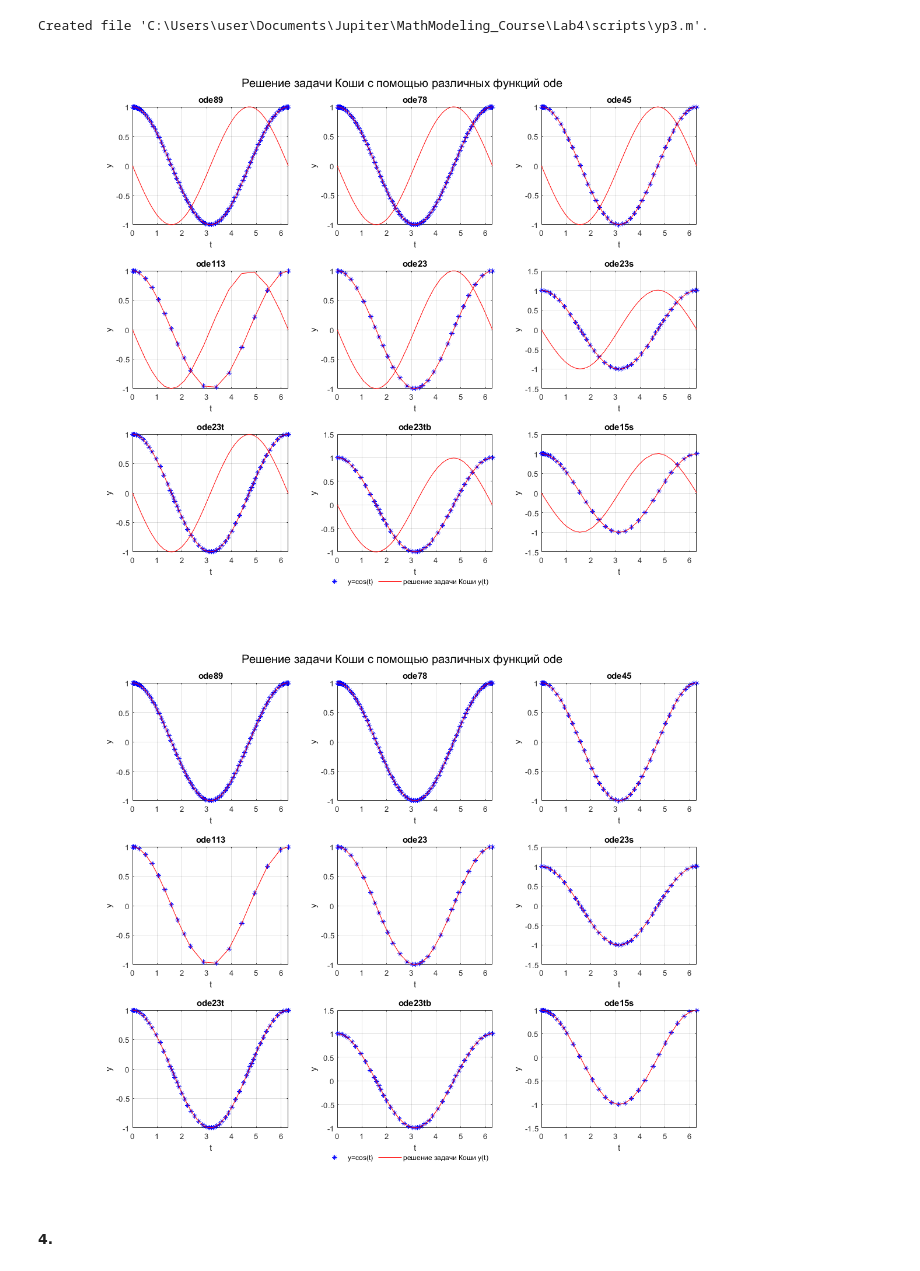
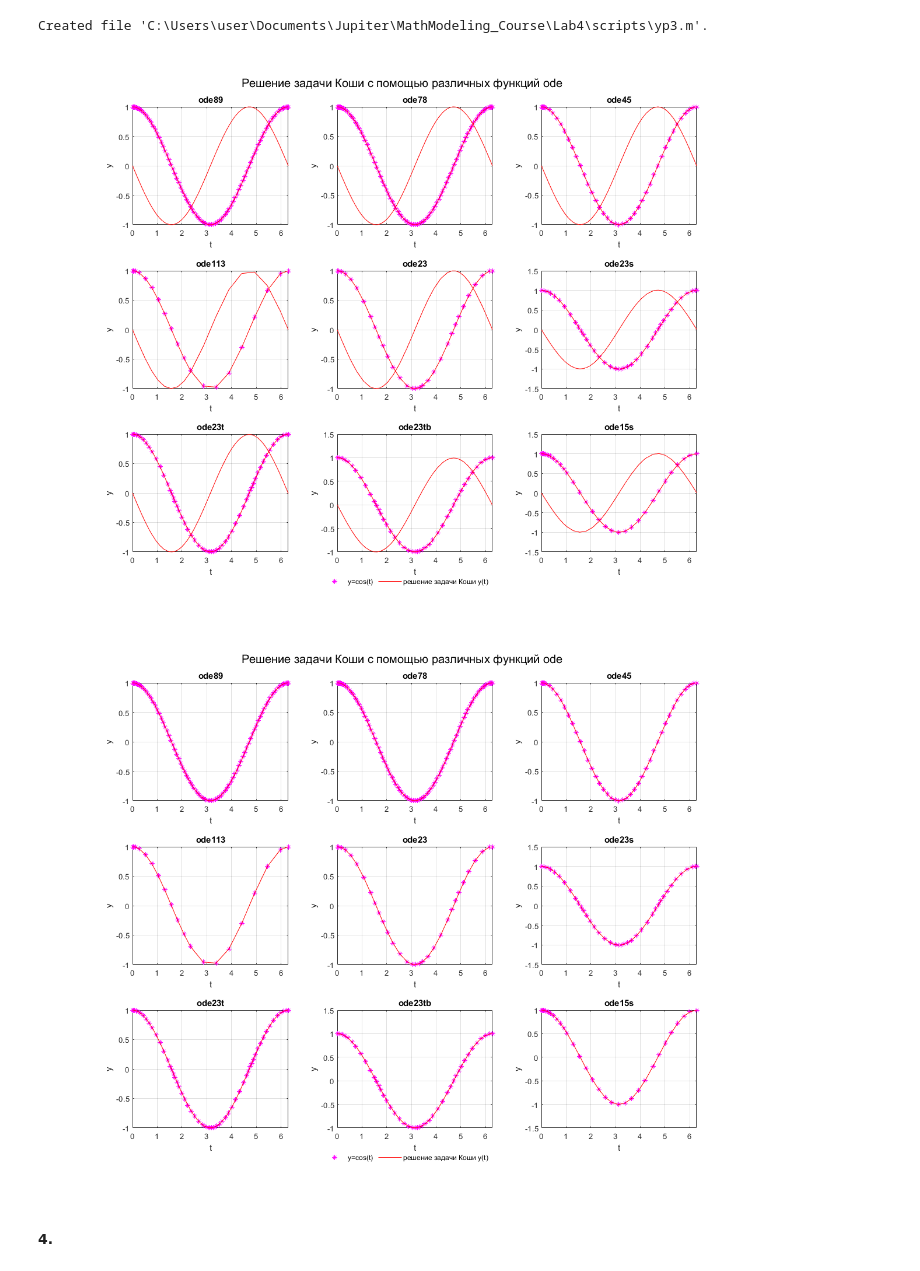
Before and after one commit to Gusarov2906/MathModeling_Course, a Jupyter notebook: Lab4/Lab4.ipynb, the cells around one changed output. Drawn from its saved outputs; the diff is of its cells as text; code cells hidden in the pictures.

```diff
--- a/Lab4/Lab4.ipynb
+++ b/Lab4/Lab4.ipynb
@@ -441,7 +441,7 @@ sgtitle("Решение задачи Коши с помощью различны
 
 [t,Y]=ode89('yp3',[0 2*pi],[1 0]);
 subplot(3,3,1)
-plot(t,cos(t),'b*',t,Y,'r')
+plot(t,cos(t),'m*',t,Y,'r')
 title("ode89")
 xlabel("t")
 ylabel("y")
@@ -449,7 +449,7 @@ grid on;
 
 [t,Y]=ode78('yp3',[0 2*pi],[1 0]);
 subplot(3,3,2)
-plot(t,cos(t),'b*',t,Y,'r')
+plot(t,cos(t),'m*',t,Y,'r')
 title("ode78")
 xlabel("t")
 ylabel("y")
@@ -457,7 +457,7 @@ grid on;
 
 [t,Y]=ode45('yp3',[0 2*pi],[1 0]);
 subplot(3,3,3)
-plot(t,cos(t),'b*',t,Y,'r')
+plot(t,cos(t),'m*',t,Y,'r')
 title("ode45")
 xlabel("t")
 ylabel("y")
@@ -465,7 +465,7 @@ grid on;
 
 [t,Y]=ode113('yp3',[0 2*pi],[1 0]);
 subplot(3,3,4)
-plot(t,cos(t),'b*',t,Y,'r')
+plot(t,cos(t),'m*',t,Y,'r')
 title("ode113")
 xlabel("t")
 ylabel("y")
@@ -473,7 +473,7 @@ grid on;
 
 [t,Y]=ode23('yp3',[0 2*pi],[1 0]);
 subplot(3,3,5)
-plot(t,cos(t),'b*',t,Y,'r')
+plot(t,cos(t),'m*',t,Y,'r')
 title("ode23")
 xlabel("t")
 ylabel("y")
@@ -481,7 +481,7 @@ grid on;
 
 [t,Y]=ode23s('yp3',[0 2*pi],[1 0]);
 subplot(3,3,6)
-plot(t,cos(t),'b*',t,Y,'r')
+plot(t,cos(t),'m*',t,Y,'r')
 title("ode23s")
 xlabel("t")
 ylabel("y")
@@ -489,7 +489,7 @@ grid on;
 
 [t,Y]=ode23t('yp3',[0 2*pi],[1 0]);
 subplot(3,3,7)
-plot(t,cos(t),'b*',t,Y,'r')
+plot(t,cos(t),'m*',t,Y,'r')
 title("ode23t")
 xlabel("t")
 ylabel("y")
@@ -497,7 +497,7 @@ grid on;
 
 [t,Y]=ode23tb('yp3',[0 2*pi],[1 0]);
 subplot(3,3,8)
-plot(t,cos(t),'b*',t,Y,'r')
+plot(t,cos(t),'m*',t,Y,'r')
 title("ode23tb")
 xlabel("t")
 ylabel("y")
@@ -505,7 +505,7 @@ grid on;
 
 [t,Y]=ode15s('yp3',[0 2*pi],[1 0]);
 subplot(3,3,9)
-plot(t,cos(t),'b*',t,Y,'r')
+plot(t,cos(t),'m*',t,Y,'r')
 title("ode15s")
 xlabel("t")
 ylabel("y")
@@ -516,7 +516,7 @@ legend("boxoff")
 set(leg1,'Position',[0.5 0.05 0.01 0.01]);
 saveas(gcf, "images/graph5.png")
 # %% [output]
-[figure, old version]
+[figure, new version]
 # %%
 addpath("scripts")
 set(gcf, 'PaperSize', [13 10], 'PaperPosition', [0 0 13 10])
@@ -524,7 +524,7 @@ sgtitle("Решение задачи Коши с помощью различны
 
 [t,Y]=ode89('yp3',[0 2*pi],[1 0]);
 subplot(3,3,1)
-plot(t,cos(t),'b*',t,Y(:,1),'r')
+plot(t,cos(t),'m*',t,Y(:,1),'r')
 title("ode89")
 xlabel("t")
 ylabel("y")
@@ -532,7 +532,7 @@ grid on;
 
 [t,Y]=ode78('yp3',[0 2*pi],[1 0]);
 subplot(3,3,2)
-plot(t,cos(t),'b*',t,Y(:,1),'r')
+plot(t,cos(t),'m*',t,Y(:,1),'r')
 title("ode78")
 xlabel("t")
 ylabel("y")
@@ -540,7 +540,7 @@ grid on;
 
 [t,Y]=ode45('yp3',[0 2*pi],[1 0]);
 subplot(3,3,3)
-plot(t,cos(t),'b*',t,Y(:,1),'r')
+plot(t,cos(t),'m*',t,Y(:,1),'r')
 title("ode45")
 xlabel("t")
 ylabel("y")
@@ -548,7 +548,7 @@ grid on;
 
 [t,Y]=ode113('yp3',[0 2*pi],[1 0]);
 subplot(3,3,4)
-plot(t,cos(t),'b*',t,Y(:,1),'r')
+plot(t,cos(t),'m*',t,Y(:,1),'r')
 title("ode113")
 xlabel("t")
 ylabel("y")
@@ -556,7 +556,7 @@ grid on;
 
 [t,Y]=ode23('yp3',[0 2*pi],[1 0]);
 subplot(3,3,5)
-plot(t,cos(t),'b*',t,Y(:,1),'r')
+plot(t,cos(t),'m*',t,Y(:,1),'r')
 title("ode23")
 xlabel("t")
 ylabel("y")
@@ -564,42 +564,42 @@ grid on;
 
 [t,Y]=ode23s('yp3',[0 2*pi],[1 0]);
 subplot(3,3,6)
-plot(t,cos(t),'b*',t,Y(:,1),'r')
+plot(t,cos(t),'m*',t,Y(:,1),'r')
 title("ode23s")
 xlabel("t")
 ylabel("y")
 grid on;
 
 [t,Y]=ode23t('yp3',[0 2*pi],[1 0]);
 subplot(3,3,7)
-plot(t,cos(t),'b*',t,Y(:,1),'r')
+plot(t,cos(t),'m*',t,Y(:,1),'r')
 title("ode23t")
 xlabel("t")
 ylabel("y")
 grid on;
 
 [t,Y]=ode23tb('yp3',[0 2*pi],[1 0]);
 subplot(3,3,8)
-plot(t,cos(t),'b*',t,Y(:,1),'r')
+plot(t,cos(t),'m*',t,Y(:,1),'r')
 title("ode23tb")
 xlabel("t")
 ylabel("y")
 grid on;
 
 [t,Y]=ode15s('yp3',[0 2*pi],[1 0]);
 subplot(3,3,9)
-plot(t,cos(t),'b*',t,Y(:,1),'r')
+plot(t,cos(t),'m*',t,Y(:,1),'r')
 title("ode15s")
 xlabel("t")
 ylabel("y")
 grid on;
 
 leg1=legend("y=cos(t)", "решение задачи Коши y(t)", "Location", "southoutside", "NumColumns", 2);
 legend("boxoff")
 set(leg1,'Position',[0.5 0.05 0.01 0.01]);
 saveas(gcf, "images/graph6.png")
 # %% [output]
-[figure, old version]
+[figure, new version]
 # %% [markdown]
 #### 4.
 # %% [markdown]
```
Also changed, not shown: parts of 8 cells of this notebook, 9 other files.
